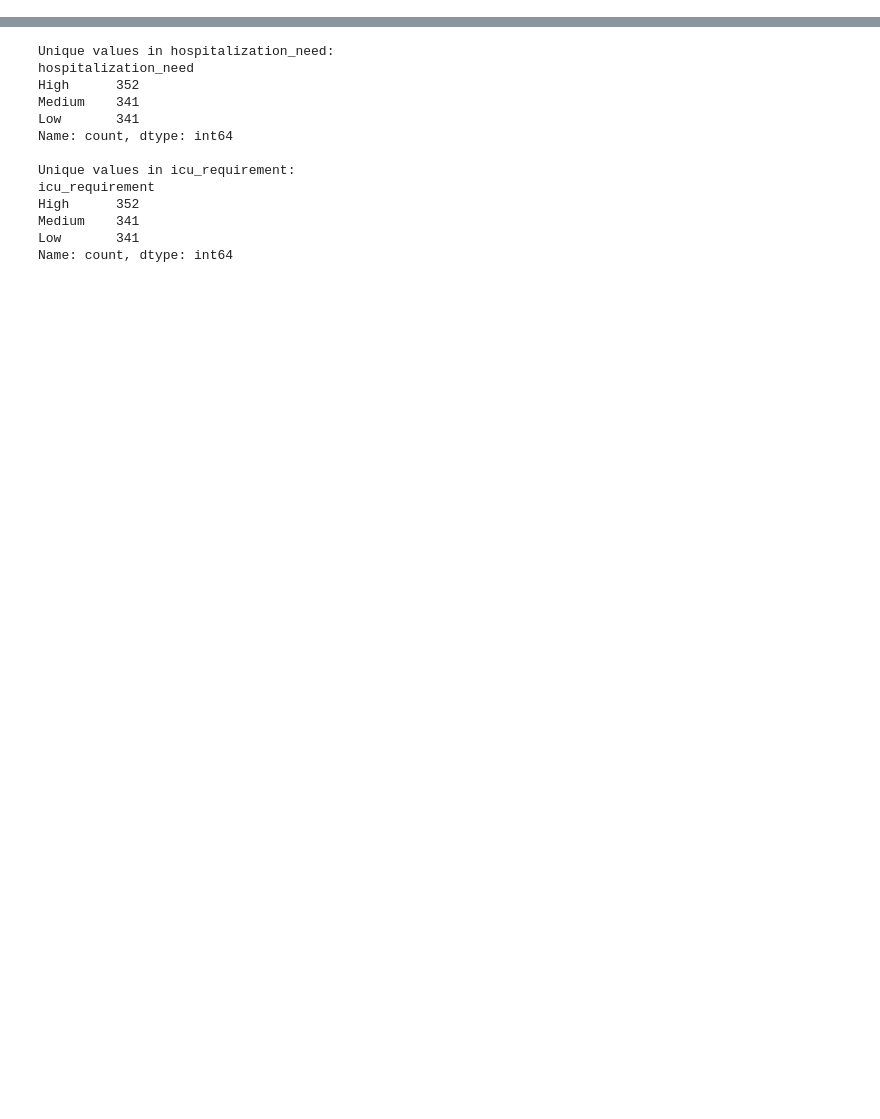
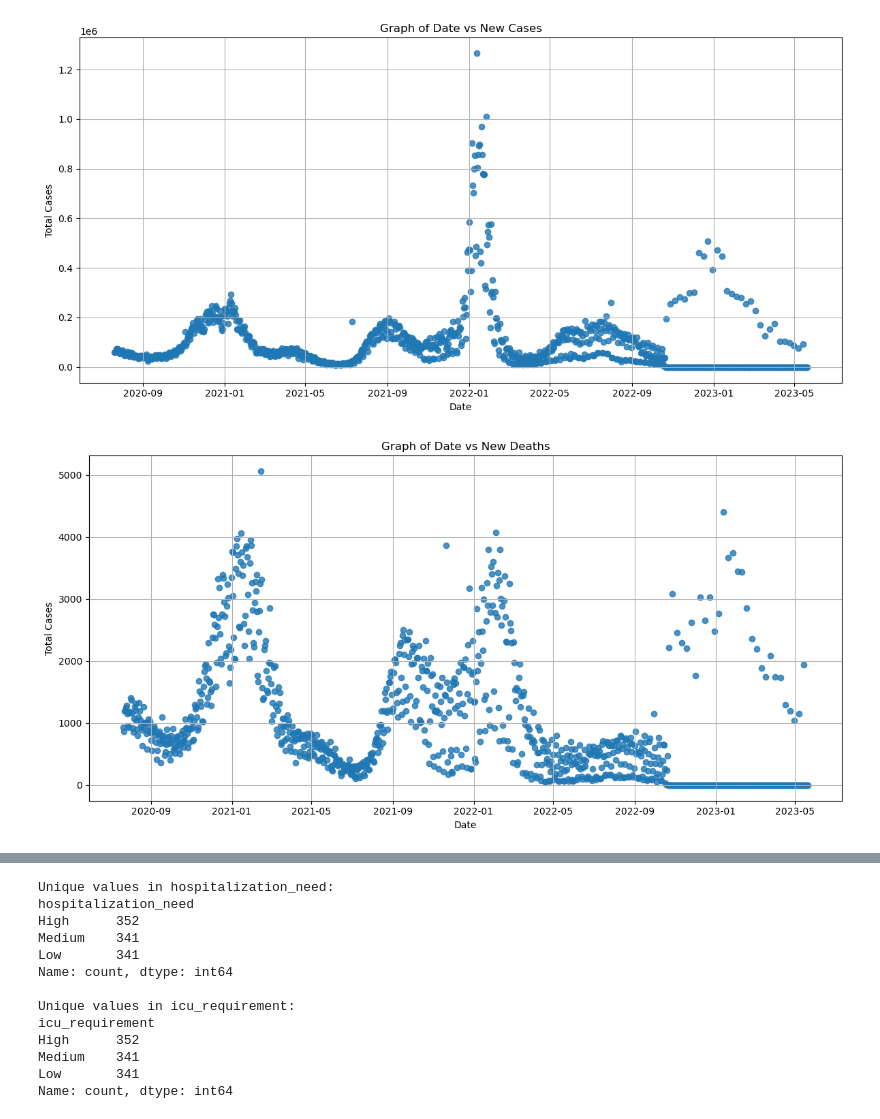
Before and after one commit to NomyNom/cosc3337_data_project, a Jupyter notebook: eda.ipynb, the cells around one changed output, grey strips where cells are left out. Drawn from its saved outputs; the diff is of its cells as text; code cells hidden in the pictures; blank space fills up the shorter version.

```diff
--- a/eda.ipynb
+++ b/eda.ipynb
@@ -48,0 +113,26 @@ max                     NaN             NaN
+# %%
+# Ensure the 'date' column is converted to a datetime format
+covid_data['date'] = pd.to_datetime(covid_data['date'])
+
+# Plot the graph of date vs new_cases
+plt.figure(figsize=(12, 6))
+plt.scatter(covid_data['date'], covid_data['new_cases'], marker='o', linestyle='-', alpha=0.8)
+plt.title('Graph of Date vs New Cases')
+plt.xlabel('Date')
+plt.ylabel('Total Cases')
+plt.grid(True)
+plt.tight_layout()
+plt.show()
+
+# Plot the graph of date vs new_deaths
+plt.figure(figsize=(12, 6))
+plt.scatter(covid_data['date'], covid_data['new_deaths'], marker='o', linestyle='-', alpha=0.8)
+plt.title('Graph of Date vs New Deaths')
+plt.xlabel('Date')
+plt.ylabel('Total Cases')
+plt.grid(True)
+plt.tight_layout()
+plt.show()
+# %% [output]
+[figure, added]
+[figure, added]
```
Also changed, not shown: parts of 9 cells of this notebook.
